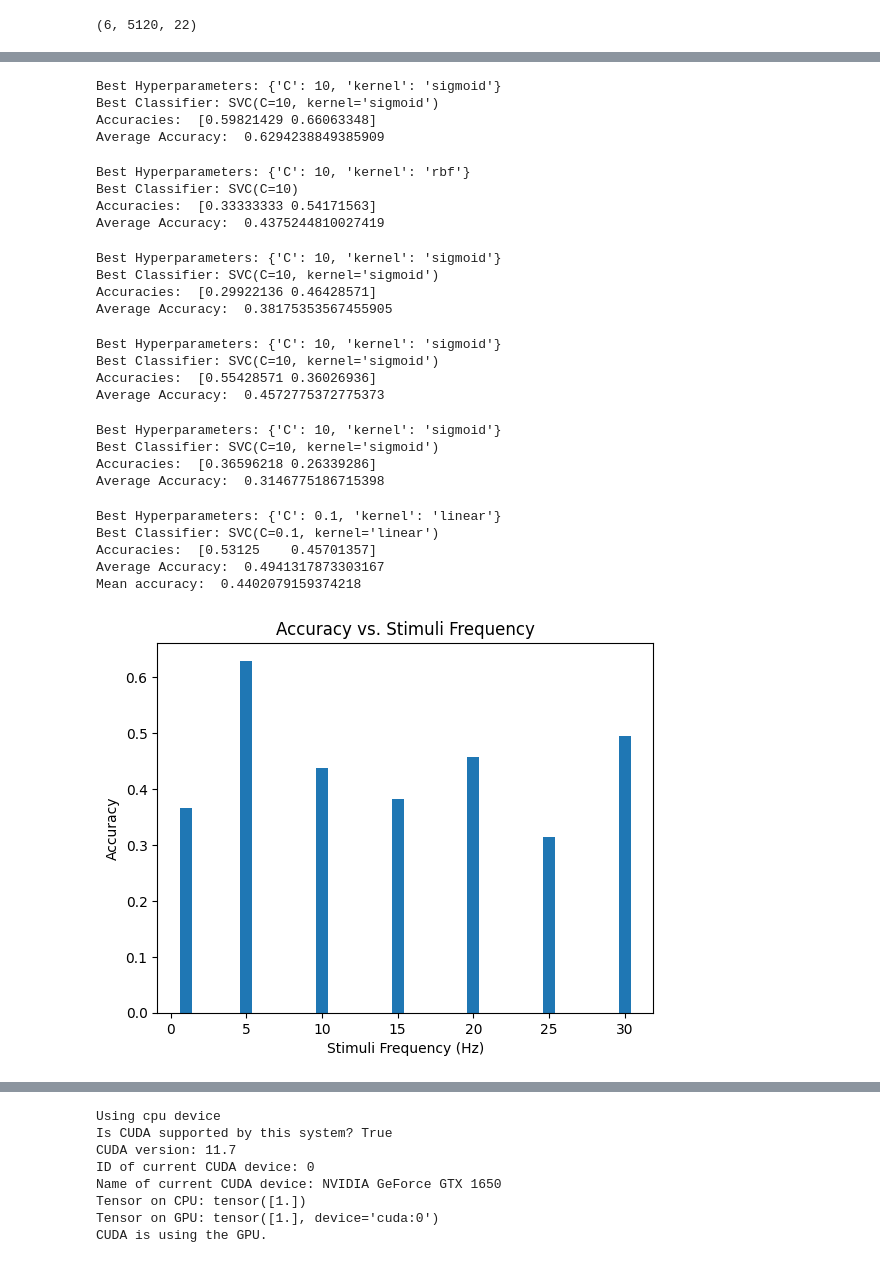
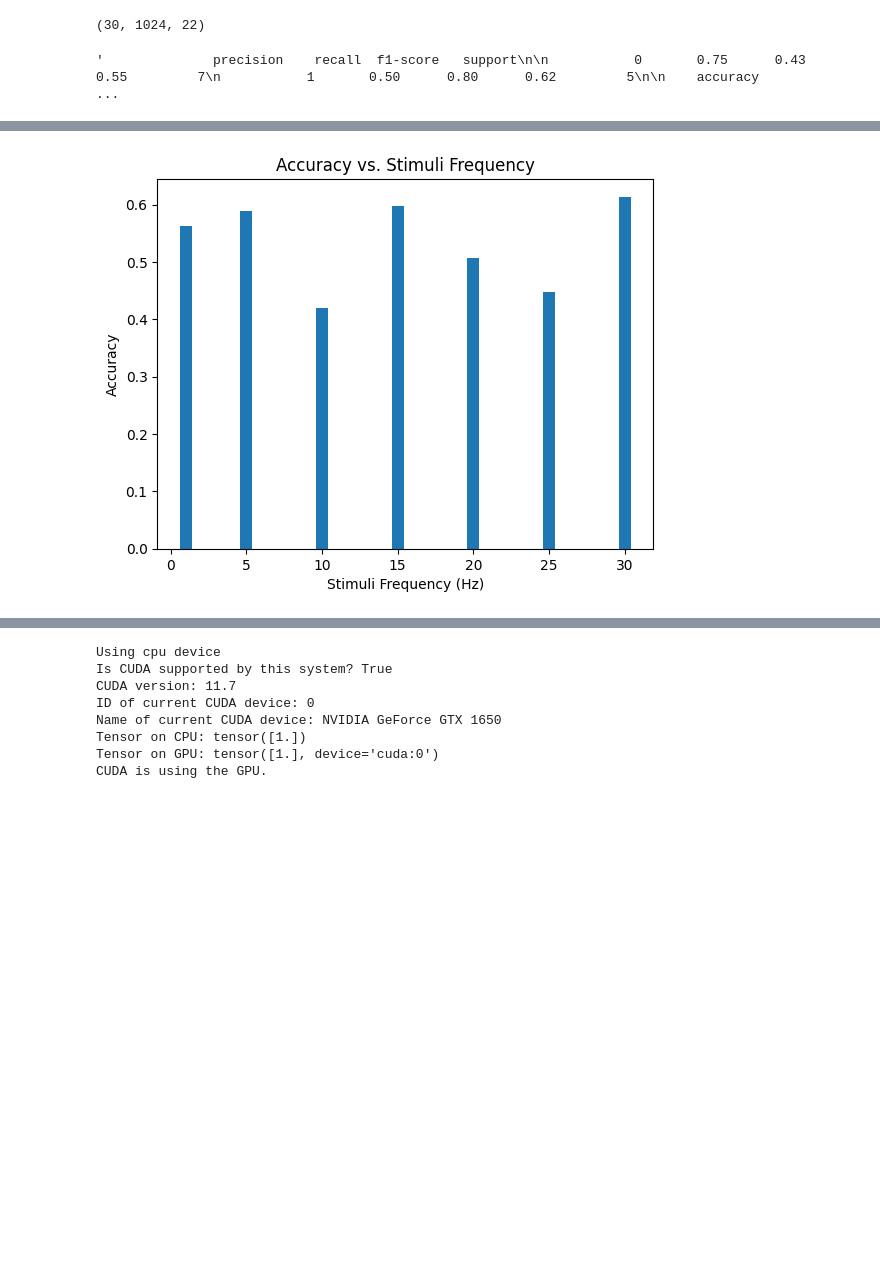
Before and after one commit to annstegaru/licenta, a Jupyter notebook: anne.ipynb, the cells around one changed output, grey strips where cells are left out. Saved outputs shown, nothing was run; the diff lists cells and outputs as text; code cells hidden in the pictures; blank space fills up the shorter version.

```diff
--- a/anne.ipynb
+++ b/anne.ipynb
@@ -407,13 +450,13 @@ def get_X_Y(before, after):
 
     # a and b have the same shape (6, 5120, 22)
 
-    # combine all 6 volunteers into one matrix (6*5120, 22)
+    # combine all 6 volunteers into one matrix (5120 * 6, 22)
     b_out = np.reshape(b, (b.shape[0] * b.shape[1], b.shape[2]))
     a_out = np.reshape(a, (a.shape[0] * a.shape[1], a.shape[2]))
 
     # # split 30720 rows into 30 chunks of 1024 rows
-    b_out = np.split(b_out, 30)
-    a_out = np.split(a_out, 30)
+    # b_out = np.split(b_out, 30)
+    # a_out = np.split(a_out, 30)
 
     # extract features from each chunk
     b_out = [extract_features(x) for x in b_out]
@@ -427,39 +470,35 @@ def get_X_Y(before, after):
 def get_accuracy_for_SVM(before, after):
     X, Y = get_X_Y(before, after)
 
-    scaler = StandardScaler()
-    X_scaled = scaler.fit_transform(X)
-
-    # Hyperparameter tuning with k-fold cross-validation
     param_grid = {'C': [0.1, 1, 10], 'kernel': ['linear', 'poly', 'rbf', 'sigmoid']}
     svm = SVC()
     kfold = StratifiedKFold(n_splits=2, shuffle=True)
     grid_search = GridSearchCV(svm, param_grid, cv=kfold)
-    grid_search.fit(X_scaled, Y)
+    grid_search.fit(X, Y)
 
     # Retrieve the best hyperparameters
     best_params = grid_search.best_params_
     print("Best Hyperparameters:", best_params)
 
+    # Extract the best hyperparameters
+    best_C = best_params['C']
+    best_kernel = best_params['kernel']
+
     # Train the SVM model with the best hyperparameters
-    svm_best = SVC(**best_params)
-    svm_best.fit(X_scaled, Y)
+    svm_best = SVC(C=best_C, kernel=best_kernel)
+    svm_best.fit(X, Y)
     print("Best Classifier:", svm_best)
 
     # Perform cross-validation to obtain accuracy scores
-    cv_scores = cross_val_score(svm_best, X_scaled, Y, cv=kfold, scoring='f1_macro')
+    cv_scores = cross_val_score(svm_best, X, Y, cv=kfold, scoring='f1_macro')
 
     # Calculate the average accuracy
     average_accuracy = cv_scores.mean()
     print("Accuracies: ", cv_scores)
     print("Average Accuracy: ", average_accuracy)
 
-    # conf = confusion_matrix(X_scaled, Y)
-    # print(conf)
-
-
     return average_accuracy
 # %%
-np.array(sig_1hz_before_coffee).shape
+np.array(sig_1hz_before_coffee_epochs).shape
 # %% [output]
-(6, 5120, 22)
+(30, 1024, 22)
@@ -466,11 +525,16 @@ np.array(sig_1hz_before_coffee).shape
+# %%
+acc = svm_classification(sig_1hz_before_coffee_epochs, sig_1hz_after_coffee_epochs)
+acc
+# %% [output]
+'              precision    recall  f1-score   support\n\n           0       0.75      0.43      0.55         7\n           1       0.50      0.80      0.62         5\n\n    accuracy                   ...
 # %%
-accuracy_1hz = get_accuracy_for_SVM(sig_1hz_before_coffee, sig_1hz_after_coffee)
-accuracy_5hz = get_accuracy_for_SVM(sig_5hz_before_coffee, sig_5hz_after_coffee)
-accuracy_10hz = get_accuracy_for_SVM(sig_10hz_before_coffee, sig_10hz_after_coffee)
-accuracy_15hz = get_accuracy_for_SVM(sig_15hz_before_coffee, sig_15hz_after_coffee)
-accuracy_20hz = get_accuracy_for_SVM(sig_20hz_before_coffee, sig_20hz_after_coffee)
-accuracy_25hz = get_accuracy_for_SVM(sig_25hz_before_coffee, sig_25hz_after_coffee)
-accuracy_30hz = get_accuracy_for_SVM(sig_30hz_before_coffee, sig_30hz_after_coffee)
+accuracy_1hz = get_accuracy_for_SVM(sig_1hz_before_coffee_epochs, sig_1hz_after_coffee_epochs)
+accuracy_5hz = get_accuracy_for_SVM(sig_5hz_before_coffee_epochs, sig_5hz_after_coffee_epochs)
+accuracy_10hz = get_accuracy_for_SVM(sig_10hz_before_coffee_epochs, sig_10hz_after_coffee_epochs)
+accuracy_15hz = get_accuracy_for_SVM(sig_15hz_before_coffee_epochs, sig_15hz_after_coffee_epochs)
+accuracy_20hz = get_accuracy_for_SVM(sig_20hz_before_coffee_epochs, sig_20hz_after_coffee_epochs)
+accuracy_25hz = get_accuracy_for_SVM(sig_25hz_before_coffee_epochs, sig_25hz_after_coffee_epochs)
+accuracy_30hz = get_accuracy_for_SVM(sig_30hz_before_coffee_epochs, sig_30hz_after_coffee_epochs)
 
 
 # plot results
@@ -491,29 +568,4 @@ Average Accuracy:  0.3666666666666667
-Best Hyperparameters: {'C': 10, 'kernel': 'sigmoid'}
-Best Classifier: SVC(C=10, kernel='sigmoid')
-Accuracies:  [0.59821429 0.66063348]
-Average Accuracy:  0.6294238849385909
-Best Hyperparameters: {'C': 10, 'kernel': 'rbf'}
-Best Classifier: SVC(C=10)
-Accuracies:  [0.33333333 0.54171563]
-Average Accuracy:  0.4375244810027419
-Best Hyperparameters: {'C': 10, 'kernel': 'sigmoid'}
-Best Classifier: SVC(C=10, kernel='sigmoid')
-Accuracies:  [0.29922136 0.46428571]
-Average Accuracy:  0.38175353567455905
-Best Hyperparameters: {'C': 10, 'kernel': 'sigmoid'}
-Best Classifier: SVC(C=10, kernel='sigmoid')
-Accuracies:  [0.55428571 0.36026936]
-Average Accuracy:  0.4572775372775373
-Best Hyperparameters: {'C': 10, 'kernel': 'sigmoid'}
-Best Classifier: SVC(C=10, kernel='sigmoid')
-Accuracies:  [0.36596218 0.26339286]
-Average Accuracy:  0.3146775186715398
-Best Hyperparameters: {'C': 0.1, 'kernel': 'linear'}
-Best Classifier: SVC(C=0.1, kernel='linear')
-Accuracies:  [0.53125    0.45701357]
-Average Accuracy:  0.4941317873303167
-Mean accuracy:  0.4402079159374218
-[figure, old version]
+[figure, new version]
 # %%
 from scipy.spatial.distance import euclidean
 from sklearn.metrics import accuracy_score, balanced_accuracy_score, f1_score
```
Also changed, not shown: parts of 20 cells of this notebook, 2 other files.
